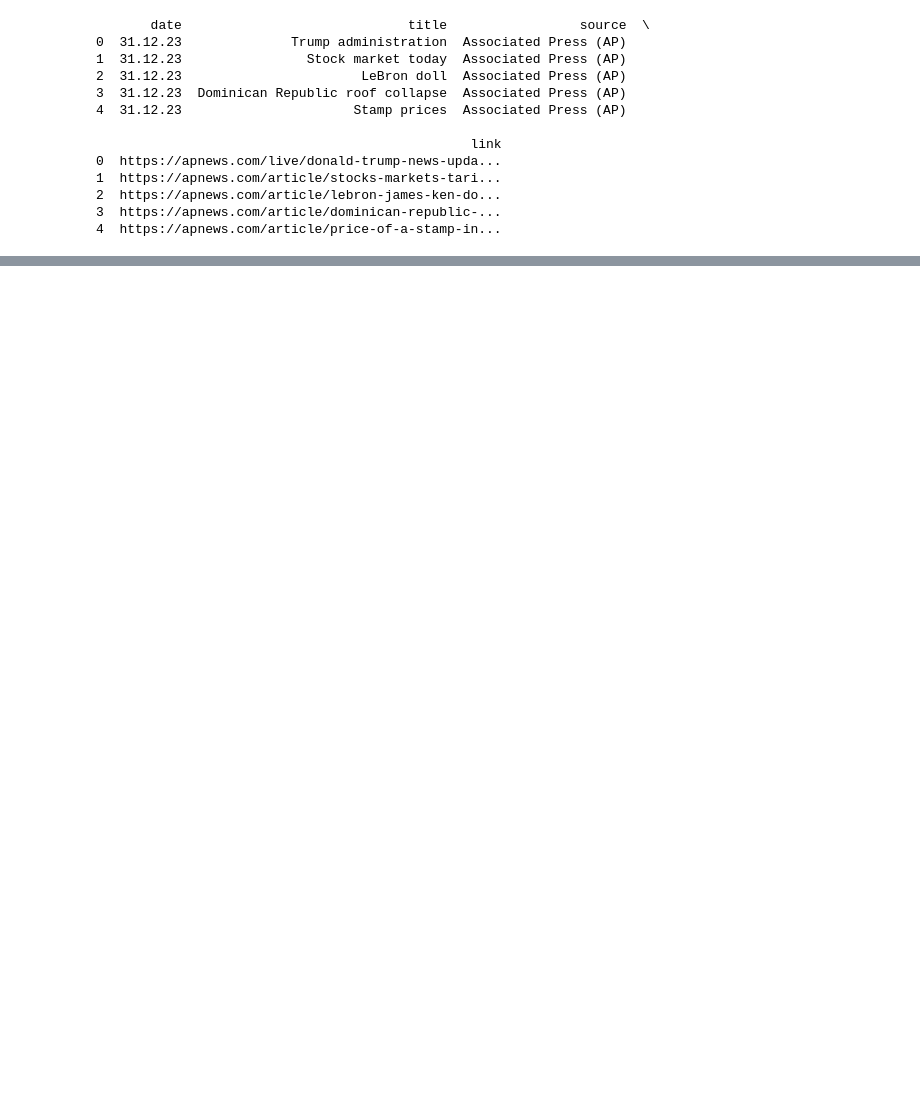
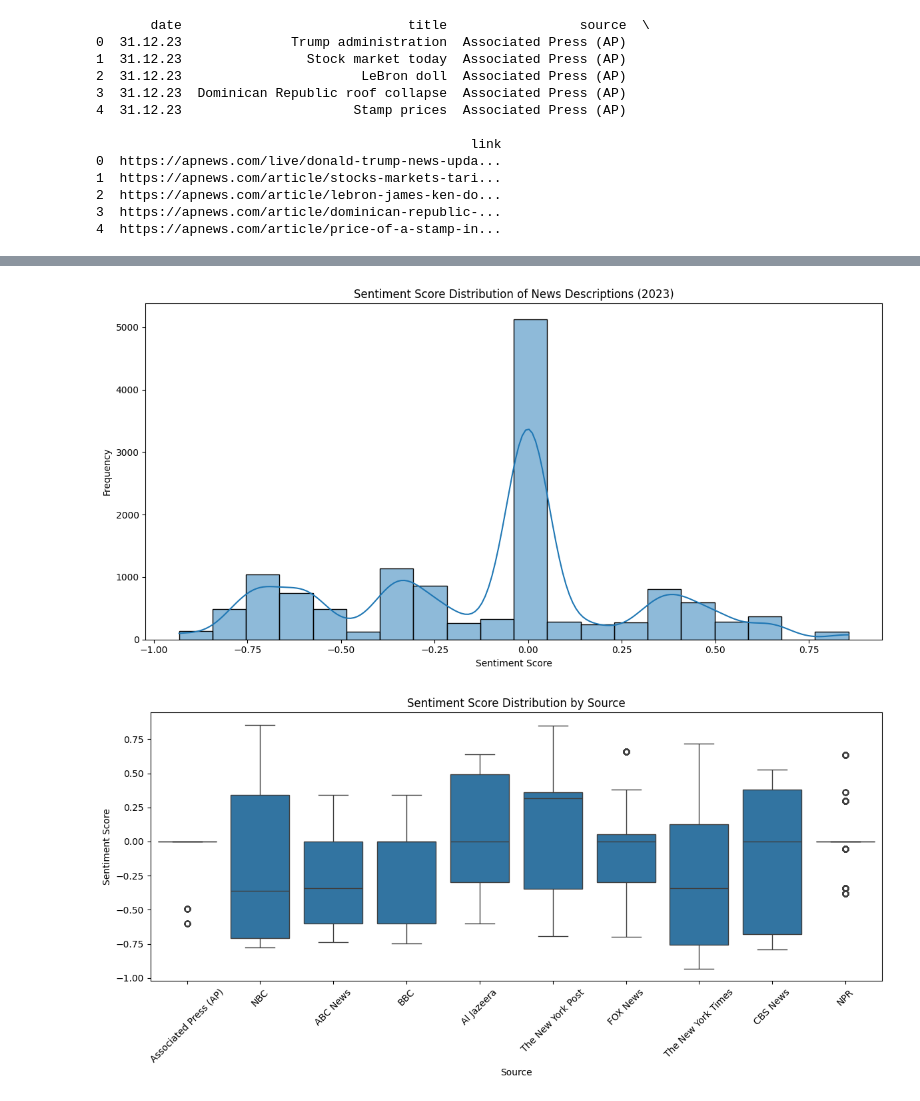
Before and after one commit to Carlos-Sibaja/2025Topics, a Jupyter notebook: test_csv.ipynb, the cells around one changed output, grey strips where cells are left out. Drawn from its saved outputs; the diff is of its cells as text; code cells hidden in the pictures; blank space fills up the shorter version.

```diff
--- a/test_csv.ipynb
+++ b/test_csv.ipynb
@@ -91,0 +146,21 @@ The New York Times             85           0
+# %%
+# plot sentiment score distribution
+plt.figure(figsize=(12, 6))
+sns.histplot(df['sentiment_score'], bins=20, kde=True)
+plt.xlabel('Sentiment Score')
+plt.ylabel('Frequency')
+plt.title('Sentiment Score Distribution of News Descriptions (2023)')
+plt.tight_layout()
+plt.show()
+# plot sentiment score distribution by source
+plt.figure(figsize=(12, 6))
+sns.boxplot(x='source', y='sentiment_score', data=df)
+plt.xlabel('Source')
+plt.ylabel('Sentiment Score')
+plt.title('Sentiment Score Distribution by Source')
+plt.xticks(rotation=45)
+plt.tight_layout()
+plt.show()
+# %% [output]
+[figure, added]
+[figure, added]
```
Also changed, not shown: parts of 8 cells of this notebook, 7 other files.
